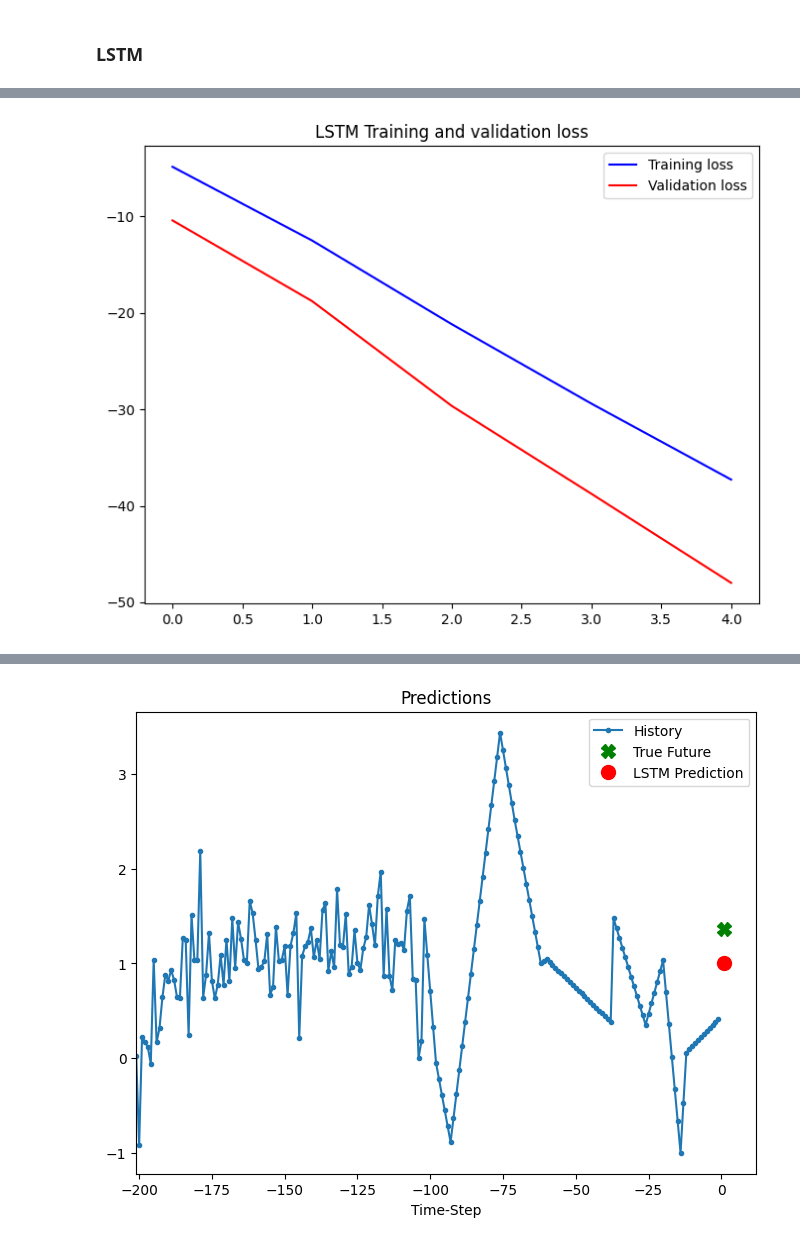
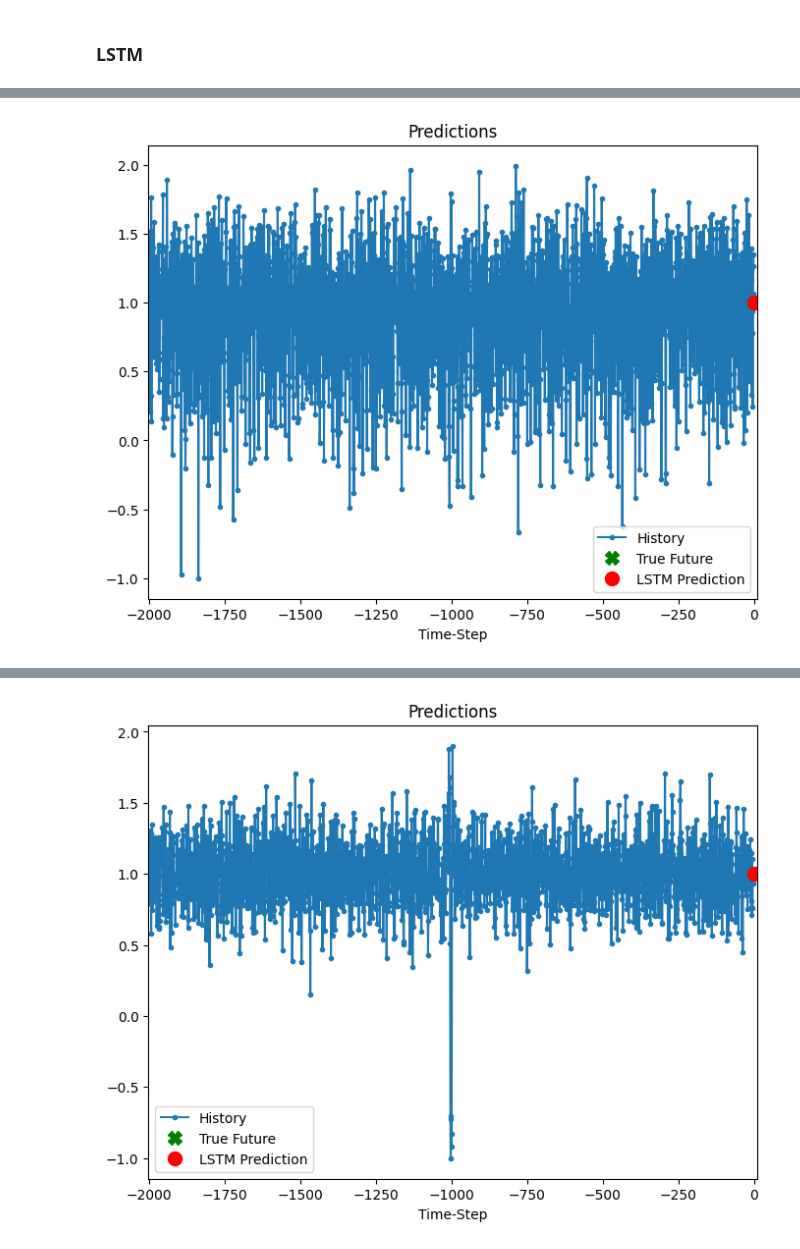
Before and after one commit to AlexCohenDambros/Exoplanet-Detection-Algorithm, a Jupyter notebook: machine_learning.ipynb, the cells around one changed output, grey strips where cells are left out. Saved outputs shown, nothing was run; the diff lists cells and outputs as text; code cells hidden in the pictures.

Commit message:
fixing data dimensions in LSTM

```diff
--- a/machine_learning.ipynb
+++ b/machine_learning.ipynb
@@ -190,0 +159,16 @@ array([ 1.83792682,  1.80266181,  1.23205949,  1.51244916,  1.56932018,
+# %%
+# Local
+univariate_past_history = 2001
+future = univariate_future_target = 1
+
+# Fitting the training and testing data with the new dimensions
+x_train_uni = X_train_global.values.reshape(-1, univariate_past_history, future)
+x_val_uni = X_test_global.values.reshape(-1, univariate_past_history, future)
+y_train_uni = y_train_global.values
+y_val_uni = y_test_global.values
+
+print("Training and test data dimensions:")
+print("x_train_uni:", x_train_uni.shape)
+print("y_train_uni:", y_train_uni.shape)
+print("x_val_uni:", x_val_uni.shape)
+print("y_val_uni:", y_val_uni.shape)
@@ -191,16 +181,4 @@ array([ 1.83792682,  1.80266181,  1.23205949,  1.51244916,  1.56932018,
 # %%
-'''History Window Size'''
-univariate_past_history = 201
-future = univariate_future_target = 1
-
-x_train_uni, y_train_uni = models.univariate_data(uni_data, 0, TRAIN_SPLIT,
-                                        univariate_past_history,
-                                        univariate_future_target)
-x_val_uni, y_val_uni = models.univariate_data(uni_data, TRAIN_SPLIT, None,
-                                    univariate_past_history,
-                                    univariate_future_target)
-
-
 # Test LSTM data local
 models.method_LSTM(x_train_uni, y_train_uni, x_val_uni, y_val_uni, univariate_past_history, future)
 
@@ -227 +205 @@ Epoch 5/5
-[figure, old version]
+[figure, new version]
@@ -229 +207 @@ Epoch 5/5
-[figure, old version]
+[figure, new version]
```
Also changed, not shown: parts of 4 cells of this notebook, 1 other file.
